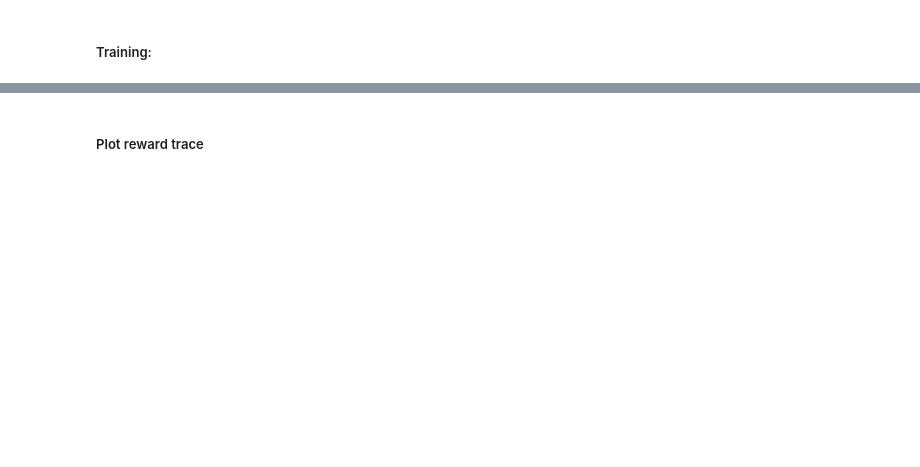
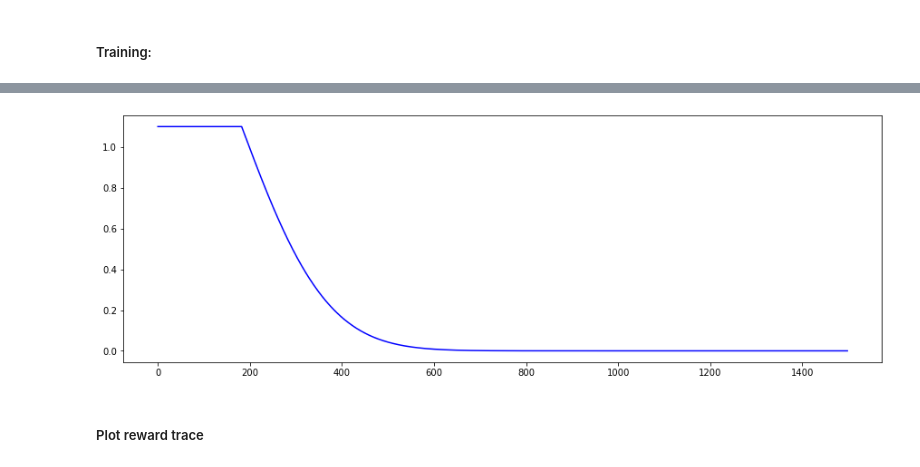
Before and after one commit to willarliss/LunarLander, a Jupyter notebook: lunar_lander_ddpg.ipynb, the cells around one changed output, grey strips where cells are left out. Saved outputs shown, nothing was run; the diff lists cells and outputs as text; code cells hidden in the pictures; blank space fills up the shorter version.

```diff
--- a/lunar_lander_ddpg.ipynb
+++ b/lunar_lander_ddpg.ipynb
@@ -198,3 +211,9 @@ expl_noise
+# %%
+plt.figure(figsize=(15,5))
+plt.plot(reward_trace['exploration_noise'], 'b')
+plt.show()
+# %% [output]
+[figure, added]
 # %% [markdown]
 ##### Plot reward trace
 # %%
```
Also changed, not shown: parts of 12 cells of this notebook, 12 other files.
